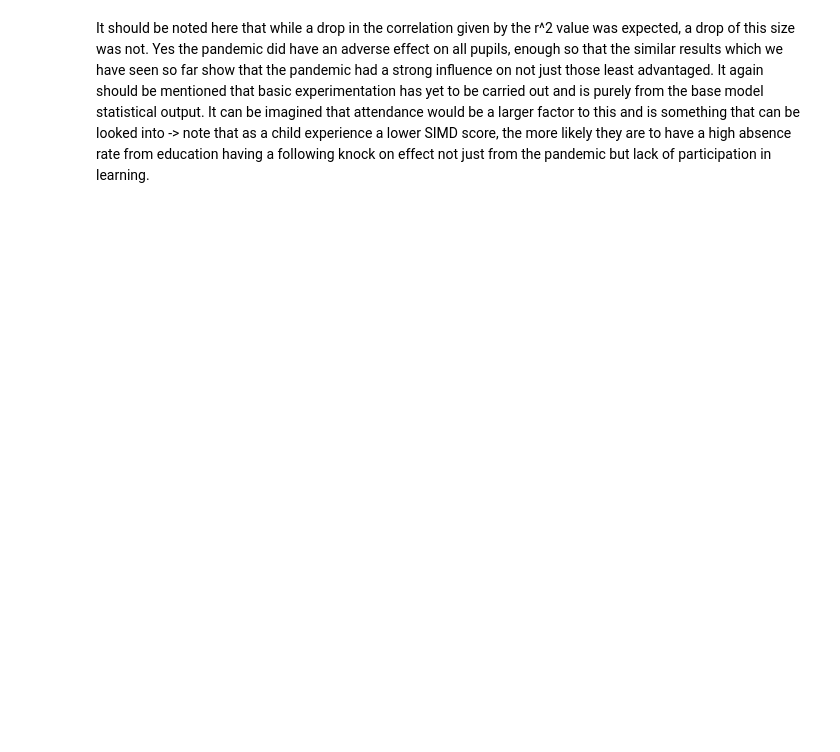
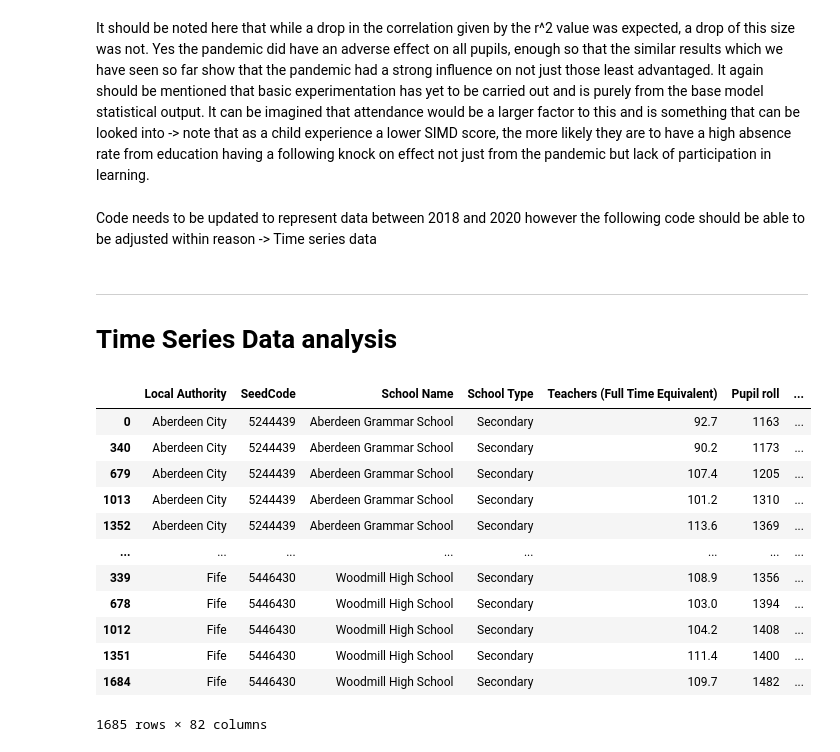
Before and after one commit to Jaxter1604/social_dets_edu_scot, a Jupyter notebook: testing.ipynb, the cells around one changed output. Cells and saved outputs as stored; diff of their text form; code cells hidden in the pictures; blank space fills up the shorter version.

```diff
--- a/testing.ipynb
+++ b/testing.ipynb
@@ -1110,3 +1128,30 @@ R²: 0.2736345789681295
 # %% [markdown]
 It should be noted here that while a drop in the correlation given by the r^2 value was expected, a drop of this size was not. Yes the pandemic did have an adverse effect on all pupils, enough so that the similar results which we have seen so far show that the pandemic had a strong influence on not just those least advantaged.
 It again should be mentioned that basic experimentation has yet to be carried out and is purely from the base model statistical output. It can be imagined that attendance would be a larger factor to this and is something that can be looked into -> note that as a child experience a lower SIMD score, the more likely they are to have a high absence rate from education having a following knock on effect not just from the pandemic but lack of participation in learning.
+# %% [markdown]
+Code needs to be updated to represent data between 2018 and 2020 however the following code should be able to be adjusted within reason -> Time series data
+# %% [markdown]
+---
+# Time Series Data analysis
+# %%
+yearly_data = []
+map_years = [
+    ("2020-21", hs_sum_2021, att_list_21),
+    ("2021-22", hs_sum_2022, att_list_22),
+    ("2022-23", hs_sum_2023, att_list_23),
+    ("2023-24", hs_sum_2024, att_list_24),
+    ("2024-25", hs_sum_2025, att_list),
+]
+
+for year, hs_df, att_df in map_years:
+    grouped = hs_df.merge(
+        att_df[["GeographyName", "Value"]],
+        left_on="School Name",
+        right_on="GeographyName",
+        how="inner"
+    )
+    grouped["Year"] = year
+    yearly_data.append(grouped)
+
+panel_df = pd.concat(yearly_data, ignore_index=True)
+panel_df["Target_Value"] = pd.to_numeric(panel_df["Value"], errors="coerce")
@@ -1112,0 +1166,16 @@ It again should be mentioned that basic experimentation has yet to be carried ou
+# %%
+panel_df
+# %% [output]
+|  | Local Authority | SeedCode | School Name | School Type | Teachers (Full Time Equivalent) | Pupil roll | ... |
+| 0 | Aberdeen City | 5244439 | Aberdeen Grammar School | Secondary | 92.7 | 1163 | ... |
+| 340 | Aberdeen City | 5244439 | Aberdeen Grammar School | Secondary | 90.2 | 1173 | ... |
+| 679 | Aberdeen City | 5244439 | Aberdeen Grammar School | Secondary | 107.4 | 1205 | ... |
+| 1013 | Aberdeen City | 5244439 | Aberdeen Grammar School | Secondary | 101.2 | 1310 | ... |
+| 1352 | Aberdeen City | 5244439 | Aberdeen Grammar School | Secondary | 113.6 | 1369 | ... |
+| ... | ... | ... | ... | ... | ... | ... | ... |
+| 339 | Fife | 5446430 | Woodmill High School | Secondary | 108.9 | 1356 | ... |
+| 678 | Fife | 5446430 | Woodmill High School | Secondary | 103.0 | 1394 | ... |
+| 1012 | Fife | 5446430 | Woodmill High School | Secondary | 104.2 | 1408 | ... |
+| 1351 | Fife | 5446430 | Woodmill High School | Secondary | 111.4 | 1400 | ... |
+| 1684 | Fife | 5446430 | Woodmill High School | Secondary | 109.7 | 1482 | ... |
+1685 rows × 82 columns
```
Also changed, not shown: parts of 32 cells of this notebook, 2 other files.
